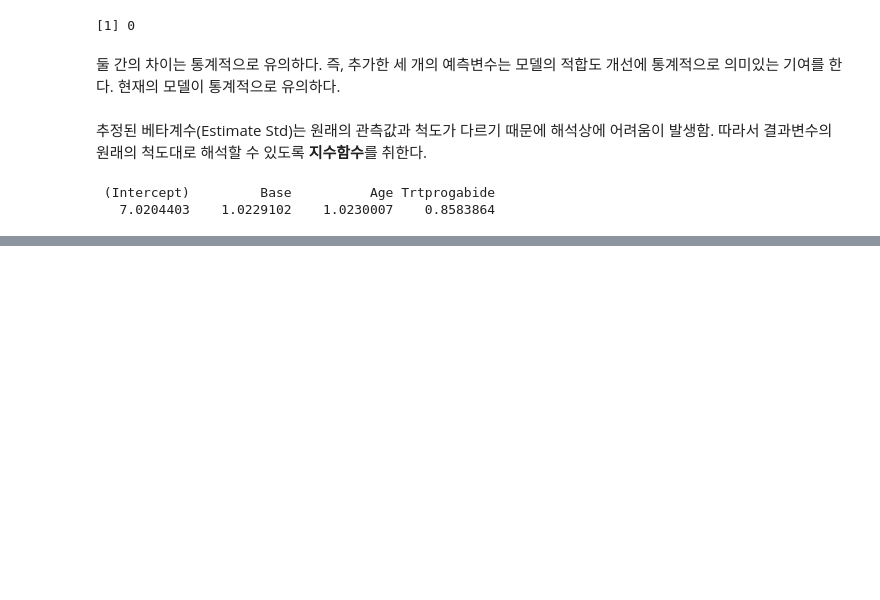
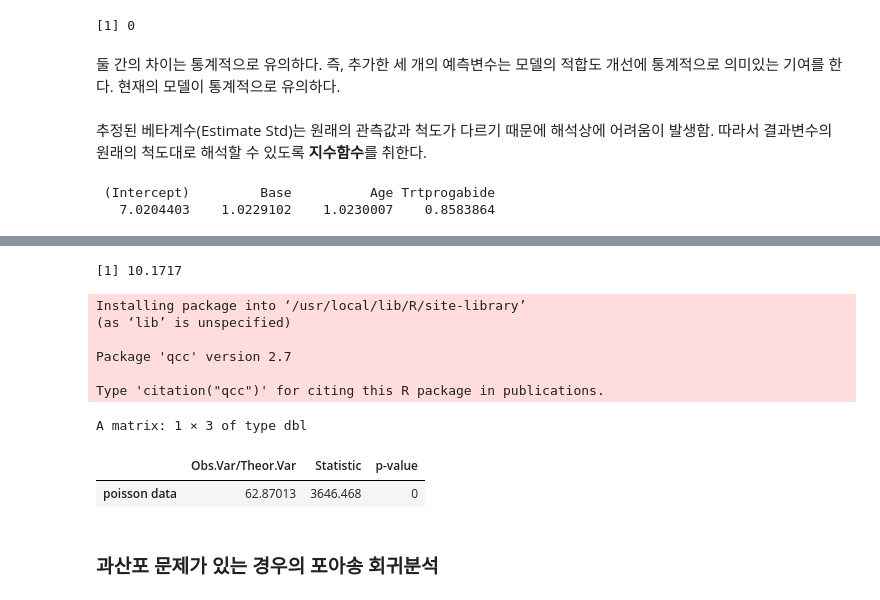
Before and after one commit to chldnjstjr/Regression-Analysis-Study, a Jupyter notebook: Poisson_Regression_Basic.ipynb, the cells around one changed output, grey strips where cells are left out. Saved outputs shown, nothing was run; the diff lists cells and outputs as text; code cells hidden in the pictures; blank space fills up the shorter version.

```diff
--- a/Poisson_Regression_Basic.ipynb
+++ b/Poisson_Regression_Basic.ipynb
@@ -141,0 +156,23 @@ exp(coef(seizure.poisson)) #나이 1살이 증가할 때마다 발작의 횟수
+# %%
+#잔차 이탈도 대 잔차 자유도 비율 계산
+
+deviance(seizure.poisson)/df.residual(seizure.poisson) #2를 아주 크게 상회!
+# %% [output]
+[1] 10.1717
+# %%
+#더 간단한 과산포 검정
+install.packages("qcc")
+library(qcc)
+qcc.overdispersion.test(seizure$sumY, type="poisson") #"데이터가 과산포가 아니다"라는 귀무가설을 검정함. 유의확률이 0으로 유의수준 0.05 하에서 귀무가설 기각. 즉 데이터가 과산포다!
+# %% [output]
+Installing package into ‘/usr/local/lib/R/site-library’
+(as ‘lib’ is unspecified)
+
+Package 'qcc' version 2.7
+
+Type 'citation("qcc")' for citing this R package in publications.
+A matrix: 1 × 3 of type dbl
+|  | Obs.Var/Theor.Var | Statistic | p-value |
+| poisson data | 62.87013 | 3646.468 | 0 |
+# %% [markdown]
+### 과산포 문제가 있는 경우의 포아송 회귀분석
```
Also changed, not shown: parts of 13 cells of this notebook.
